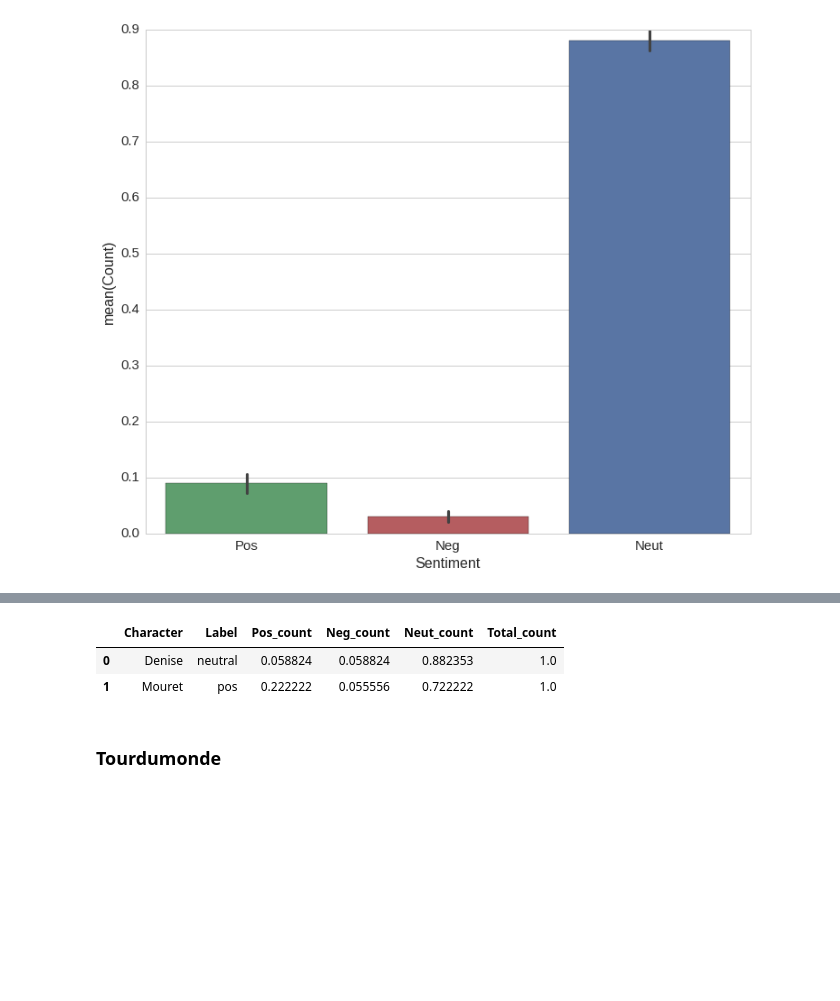
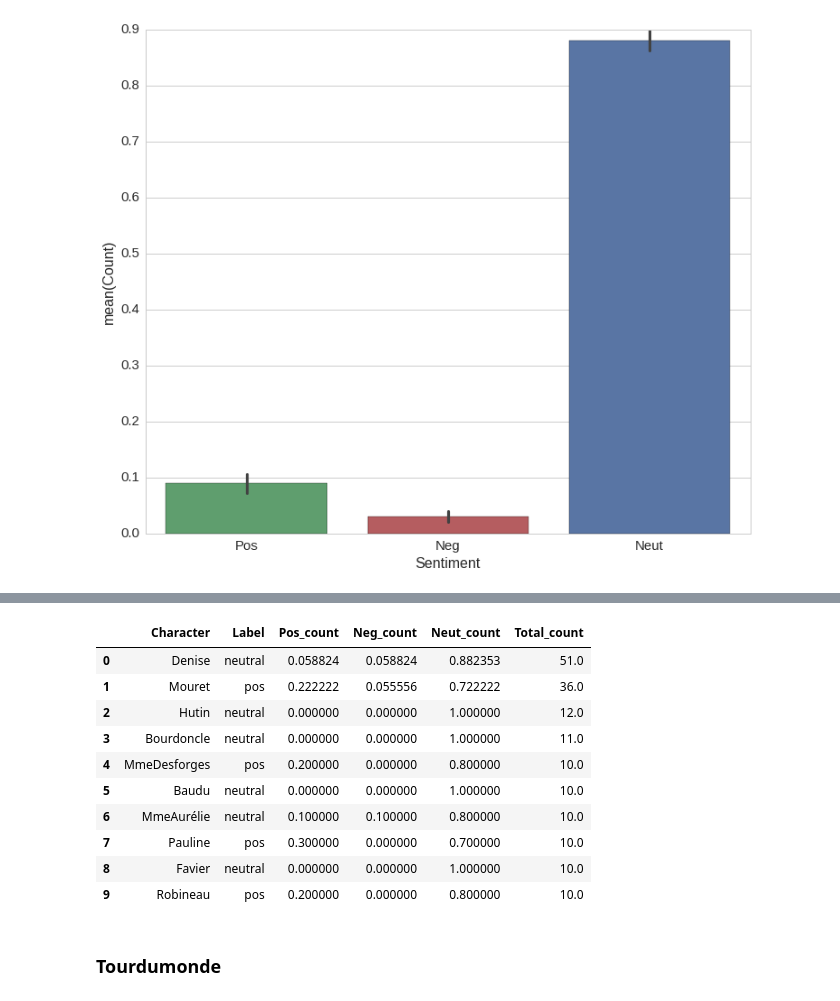
Before and after one commit to semplea/characters-meta, a Jupyter notebook: python/tester.ipynb, the cells around one changed output, grey strips where cells are left out. Cells and saved outputs as stored; diff of their text form; code cells hidden in the pictures; blank space fills up the shorter version.

```diff
--- a/python/tester.ipynb
+++ b/python/tester.ipynb
@@ -424,8 +436,16 @@ abdd_top[['Character', 'Label', 'Pos_count', 'Neg_count', 'Neut_count', 'Total_c
 # %%
-stacked_sent[['Character', 'Label', 'Pos_count', 'Neg_count', 'Neut_count', 'Total_count']].head(2)
+stacked_sent[['Character', 'Label', 'Pos_count', 'Neg_count', 'Neut_count', 'Total_count']].head(10)
 # %% [output]
 |  | Character | Label | Pos_count | Neg_count | Neut_count | Total_count |
-| 0 | Denise | neutral | 0.058824 | 0.058824 | 0.882353 | 1.0 |
-| 1 | Mouret | pos | 0.222222 | 0.055556 | 0.722222 | 1.0 |
+| 0 | Denise | neutral | 0.058824 | 0.058824 | 0.882353 | 51.0 |
+| 1 | Mouret | pos | 0.222222 | 0.055556 | 0.722222 | 36.0 |
+| 2 | Hutin | neutral | 0.000000 | 0.000000 | 1.000000 | 12.0 |
+| 3 | Bourdoncle | neutral | 0.000000 | 0.000000 | 1.000000 | 11.0 |
+| 4 | MmeDesforges | pos | 0.200000 | 0.000000 | 0.800000 | 10.0 |
+| 5 | Baudu | neutral | 0.000000 | 0.000000 | 1.000000 | 10.0 |
+| 6 | MmeAurélie | neutral | 0.100000 | 0.100000 | 0.800000 | 10.0 |
+| 7 | Pauline | pos | 0.300000 | 0.000000 | 0.700000 | 10.0 |
+| 8 | Favier | neutral | 0.000000 | 0.000000 | 1.000000 | 10.0 |
+| 9 | Robineau | pos | 0.200000 | 0.000000 | 0.800000 | 10.0 |
 # %% [markdown]
 ### Tourdumonde
```
Also changed, not shown: parts of 18 cells of this notebook, 48 other files.
